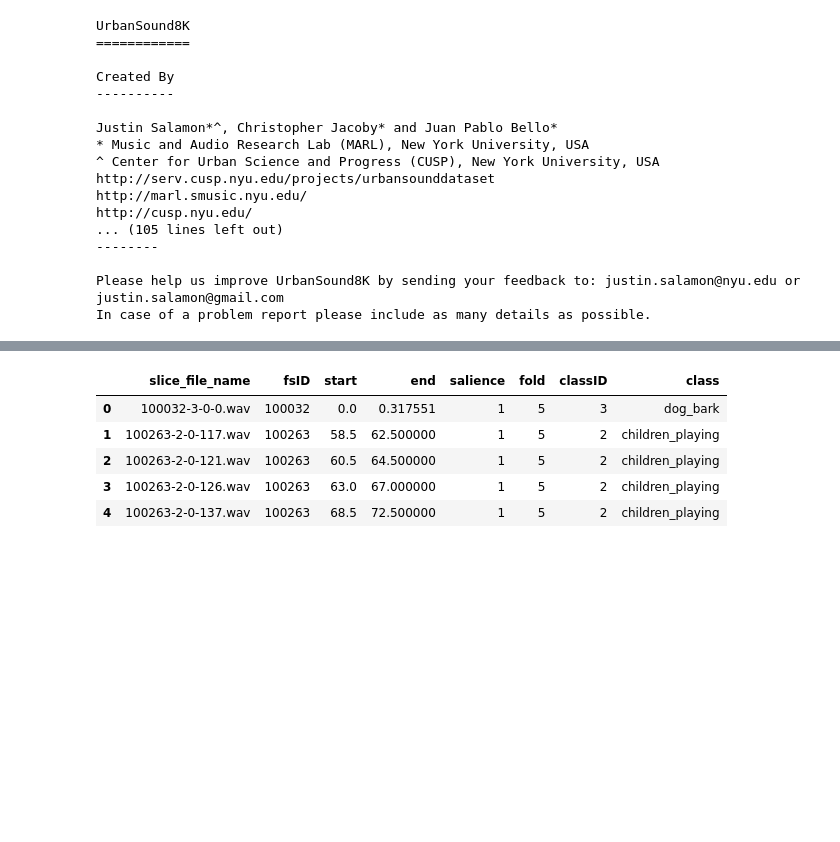
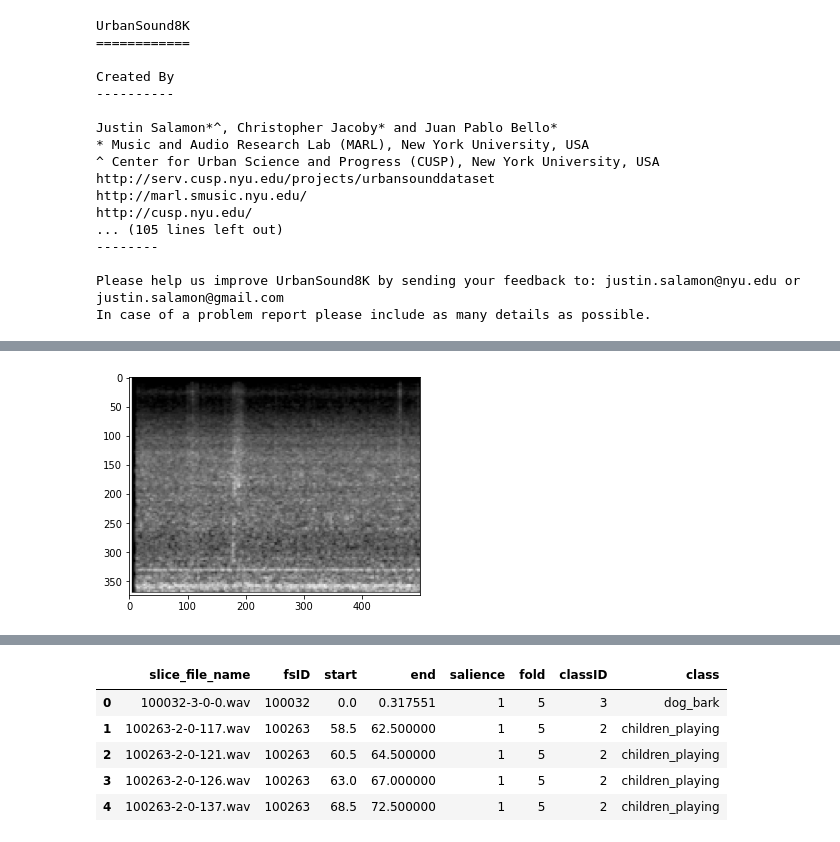
Before and after one commit to aysebyz5942/Urban_Sounds_Classification_Global_AI_Hub, a Jupyter notebook: Önişleme.ipynb, the cells around one changed output, grey strips where cells are left out. Cells and saved outputs as stored; diff of their text form; code cells hidden in the pictures; blank space fills up the shorter version.

```diff
--- a/Önişleme.ipynb
+++ b/Önişleme.ipynb
@@ -69,0 +88,15 @@ In case of a problem report please include as many details as possible.
+# %%
+import numpy as np
+import matplotlib.pyplot as plt
+import matplotlib.image as mpimg
+
+def rgb2gray(rgb):
+    return np.dot(rgb[...,:3], [0.2989, 0.5870, 0.1140])
+
+img1 = mpimg.imread('/content/drive/MyDrive/spectrograms/0/100852-0-0-0.png')
+gray1 = rgb2gray(img1)
+plt.imshow(gray1, cmap=plt.get_cmap('gray'), vmin=0, vmax=1)
+plt.savefig('savegrey1.png')
+plt.show()
+# %% [output]
+[figure, added]
```
Also changed, not shown: parts of 10 cells of this notebook.
